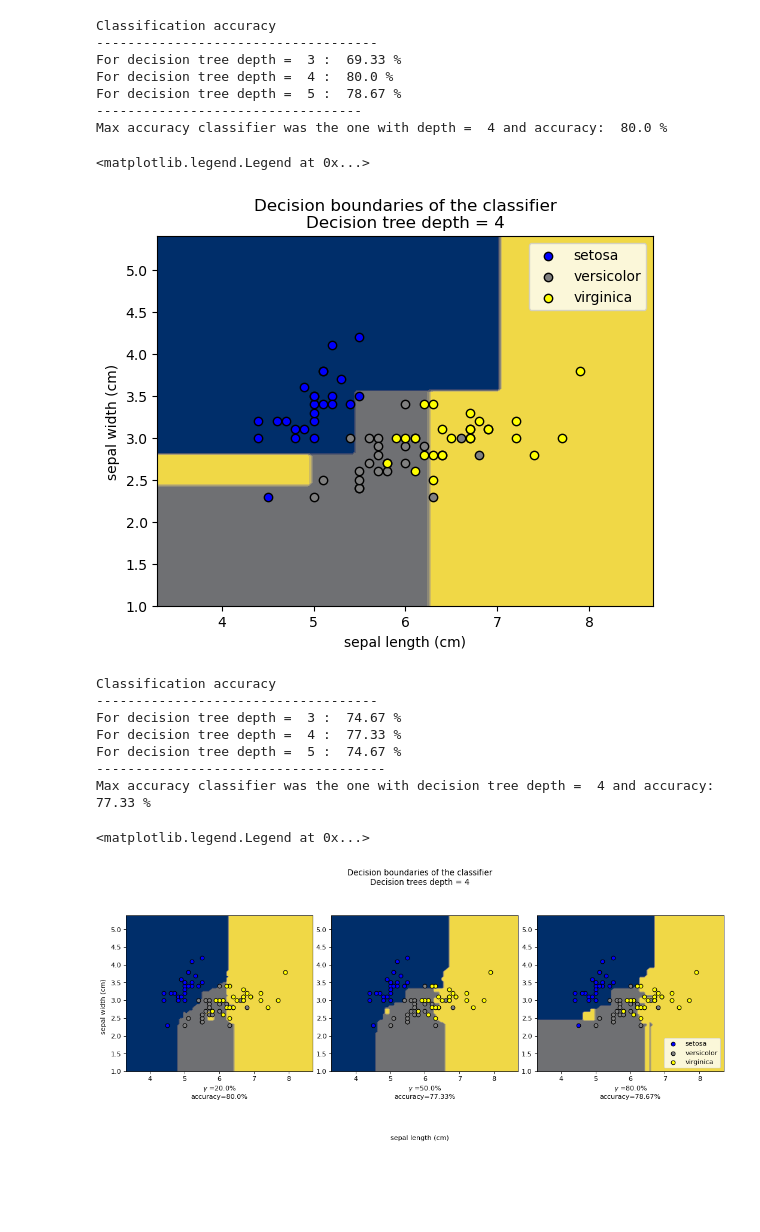
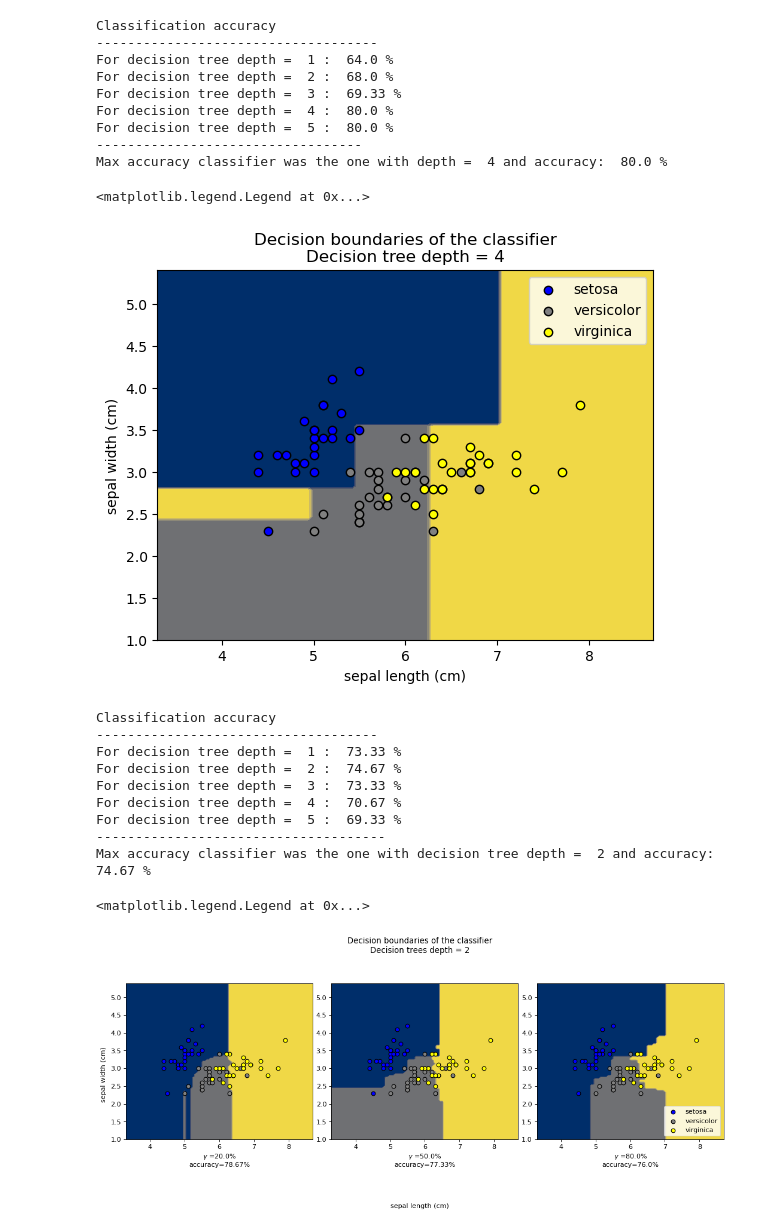
Before and after one commit to styltopa/PatternRecognition, a Jupyter notebook: topalidis_9613_Assignment3.ipynb, the cells around one changed output. Drawn from its saved outputs; the diff is of its cells as text; code cells hidden in the pictures; blank space fills up the shorter version.

```diff
--- a/topalidis_9613_Assignment3.ipynb
+++ b/topalidis_9613_Assignment3.ipynb
@@ -96,7 +96,7 @@ targetArrTesting = iris.target[testingInds]
 # A.1
 print('Classification accuracy\n------------------------------------')
 # tree depths
-treeDepths = np.array([3, 4, 5])
+treeDepths = np.array([1, 2, 3, 4, 5])
 for depthCount in treeDepths:
     # Classifier training
     clf = tree.DecisionTreeClassifier(max_depth=depthCount)
@@ -157,9 +157,11 @@ plt.legend()
 # %% [output]
 Classification accuracy
 ------------------------------------
+For decision tree depth =  1 :  64.0 %
+For decision tree depth =  2 :  68.0 %
 For decision tree depth =  3 :  69.33 %
 For decision tree depth =  4 :  80.0 %
-For decision tree depth =  5 :  78.67 %
+For decision tree depth =  5 :  80.0 %
 ----------------------------------
 Max accuracy classifier was the one with depth =  4 and accuracy:  80.0 %
 <matplotlib.legend.Legend at 0x...>
@@ -177,11 +179,11 @@ numOfTrainingData = len(targetSet)*numOfTrainingDataPerIdentifier
 # Number of elements per bootstrap sample
 bootSamNumOfElem = round(gamma*numOfTrainingData)
 
-rnd = random.randint(-100, 100)
+rnd = random.random()
 
 print('Classification accuracy\n------------------------------------')
 # Forest tree depths
-treeDepths = np.array([3, 4, 5])
+treeDepths = np.array([1, 2, 3, 4, 5])
 for depthCount in treeDepths:
     random.seed(rnd)
     # Classifier training
@@ -216,6 +218,7 @@ for depthCount in treeDepths:
 print('-------------------------------------\n'
     'Max accuracy classifier was the one with decision tree depth = ', str(maxAccDepth), \
     'and accuracy: ', round(100*maxAcc, 2), '%')
+
 
 fig = plt.figure(figsize=(15, 6), dpi=80)
 
@@ -254,35 +257,37 @@ for gammaCount, gammaVal in enumerate(gammaArr):
 
     accuracy = correctlyPredicted/numOfTrainingData
 
     # Plot the corresponding subplot
     ax = plt.subplot(1, len(gammaArr), gammaCount+1)
     plt.tight_layout(h_pad=0.5, w_pad=0.5, pad=7.5)
     display = DecisionBoundaryDisplay.from_estimator(
         clf, trainingArr,  cmap=plt.cm.cividis, response_method="predict",
         ax = ax,
         xlabel=r'$\gamma$ ='+ str(100*gammaVal)+ '%\naccuracy='+ str(round(100*accuracy, 2))+ '%',
         plot_method= 'contourf'
     )
 
     c  = ['blue', 'grey', 'yellow']
 
     for counter, target in enumerate(targetArr):
         targetInds = np.where(targetArrTesting == target)
         plt.scatter(
             testingArr[targetInds, 0], testingArr[targetInds, 1], color=c[counter], edgecolor="black", label = iris.target_names[counter]
         )
 
 
 plt.suptitle('Decision boundaries of the classifier\nDecision trees depth = ' \
         + str(maxAccDepth))
 plt.legend(loc='lower right')
 # %% [output]
 Classification accuracy
 ------------------------------------
-For decision tree depth =  3 :  74.67 %
-For decision tree depth =  4 :  77.33 %
-For decision tree depth =  5 :  74.67 %
+For decision tree depth =  1 :  73.33 %
+For decision tree depth =  2 :  74.67 %
+For decision tree depth =  3 :  73.33 %
+For decision tree depth =  4 :  70.67 %
+For decision tree depth =  5 :  69.33 %
 -------------------------------------
-Max accuracy classifier was the one with decision tree depth =  4 and accuracy:  77.33 %
+Max accuracy classifier was the one with decision tree depth =  2 and accuracy:  74.67 %
 <matplotlib.legend.Legend at 0x...>
-[figure, old version]
+[figure, new version]
```
Also changed, not shown: parts of 2 cells of this notebook.
